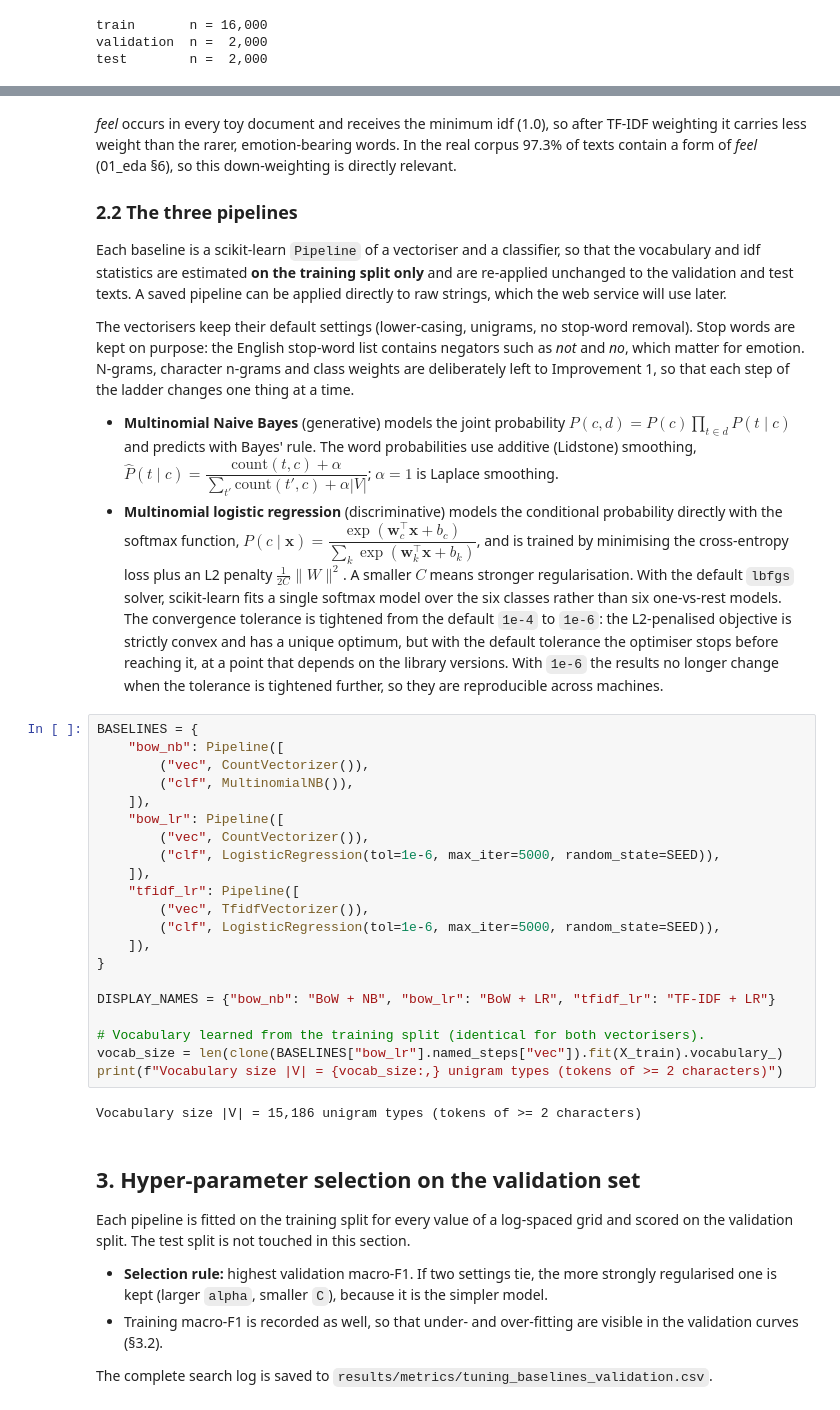
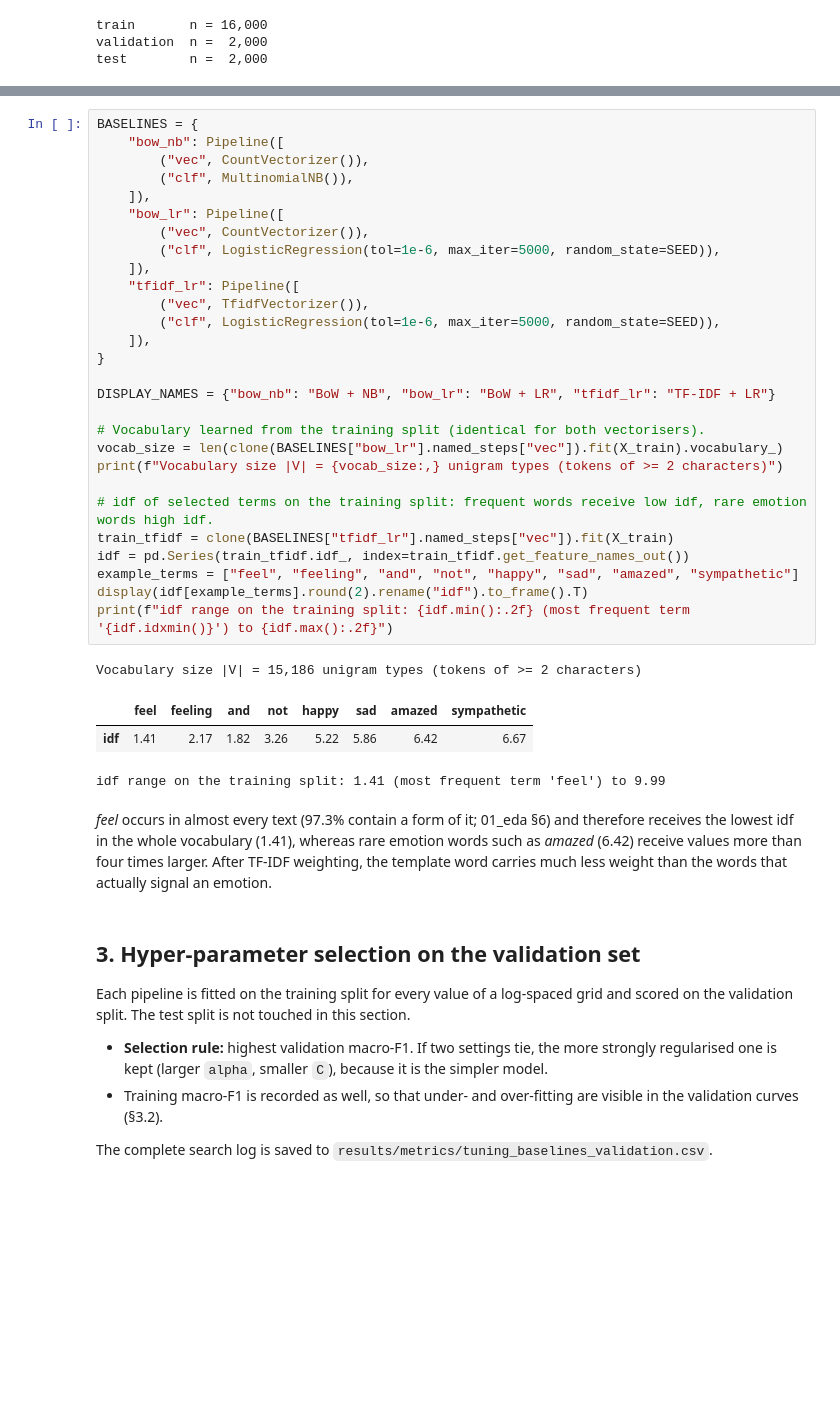
Before and after one commit to Cecile1015/emotion-mirror-cbs4702, a Jupyter notebook: notebooks/02_baselines.ipynb, the cells around one changed output, grey strips where cells are left out. Cells and saved outputs as stored; diff of their text form; blank space fills up the shorter version.

```diff
--- a/notebooks/02_baselines.ipynb
+++ b/notebooks/02_baselines.ipynb
@@ -167,37 +145,38 @@ idf per term: {'am': np.float64(1.69), 'and': np.float64(1.29), 'feel': np.float
-# %% [markdown]
-*feel* occurs in every toy document and receives the minimum idf (1.0), so after TF-IDF weighting it carries less weight than the rarer, emotion-bearing words. In the real corpus 97.3% of texts contain a form of *feel* (01_eda §6), so this down-weighting is directly relevant.
-
-### 2.2 The three pipelines
-
-Each baseline is a scikit-learn `Pipeline` of a vectoriser and a classifier, so that the vocabulary and idf statistics are estimated **on the training split only** and are re-applied unchanged to the validation and test texts. A saved pipeline can be applied directly to raw strings, which the web service will use later.
-
-The vectorisers keep their default settings (lower-casing, unigrams, no stop-word removal). Stop words are kept on purpose: the English stop-word list contains negators such as *not* and *no*, which matter for emotion. N-grams, character n-grams and class weights are deliberately left to Improvement 1, so that each step of the ladder changes one thing at a time.
-
-* **Multinomial Naive Bayes** (generative) models the joint probability $P(c, d) = P(c)\prod_{t \in d} P(t \mid c)$ and predicts with Bayes' rule. The word probabilities use additive (Lidstone) smoothing, $\hat P(t \mid c) = \dfrac{\mathrm{count}(t, c) + \alpha}{\sum_{t'} \mathrm{count}(t', c) + \alpha |V|}$; $\alpha = 1$ is Laplace smoothing.
-* **Multinomial logistic regression** (discriminative) models the conditional probability directly with the softmax function, $P(c \mid \mathbf{x}) = \dfrac{\exp(\mathbf{w}_c^\top \mathbf{x} + b_c)}{\sum_{k}\exp(\mathbf{w}_k^\top \mathbf{x} + b_k)}$, and is trained by minimising the cross-entropy loss plus an L2 penalty $\frac{1}{2C}\lVert W \rVert^2$. A smaller $C$ means stronger regularisation. With the default `lbfgs` solver, scikit-learn fits a single softmax model over the six classes rather than six one-vs-rest models. The convergence tolerance is tightened from the default `1e-4` to `1e-6`: the L2-penalised objective is strictly convex and has a unique optimum, but with the default tolerance the optimiser stops before reaching it, at a point that depends on the library versions. With `1e-6` the results no longer change when the tolerance is tightened further, so they are reproducible across machines.
 # %%
 BASELINES = {
     "bow_nb": Pipeline([
         ("vec", CountVectorizer()),
         ("clf", MultinomialNB()),
     ]),
     "bow_lr": Pipeline([
         ("vec", CountVectorizer()),
         ("clf", LogisticRegression(tol=1e-6, max_iter=5000, random_state=SEED)),
     ]),
     "tfidf_lr": Pipeline([
         ("vec", TfidfVectorizer()),
         ("clf", LogisticRegression(tol=1e-6, max_iter=5000, random_state=SEED)),
     ]),
 }
 
 DISPLAY_NAMES = {"bow_nb": "BoW + NB", "bow_lr": "BoW + LR", "tfidf_lr": "TF-IDF + LR"}
 
 # Vocabulary learned from the training split (identical for both vectorisers).
 vocab_size = len(clone(BASELINES["bow_lr"].named_steps["vec"]).fit(X_train).vocabulary_)
 print(f"Vocabulary size |V| = {vocab_size:,} unigram types (tokens of >= 2 characters)")
+
+# idf of selected terms on the training split: frequent words receive low idf, rare emotion words high idf.
+train_tfidf = clone(BASELINES["tfidf_lr"].named_steps["vec"]).fit(X_train)
+idf = pd.Series(train_tfidf.idf_, index=train_tfidf.get_feature_names_out())
+example_terms = ["feel", "feeling", "and", "not", "happy", "sad", "amazed", "sympathetic"]
+display(idf[example_terms].round(2).rename("idf").to_frame().T)
+print(f"idf range on the training split: {idf.min():.2f} (most frequent term '{idf.idxmin()}') to {idf.max():.2f}")
 # %% [output]
 Vocabulary size |V| = 15,186 unigram types (tokens of >= 2 characters)
+|  | feel | feeling | and | not | happy | sad | amazed | sympathetic |
+| idf | 1.41 | 2.17 | 1.82 | 3.26 | 5.22 | 5.86 | 6.42 | 6.67 |
+idf range on the training split: 1.41 (most frequent term 'feel') to 9.99
+# %% [markdown]
+*feel* occurs in almost every text (97.3% contain a form of it; 01_eda §6) and therefore receives the lowest idf in the whole vocabulary (1.41), whereas rare emotion words such as *amazed* (6.42) receive values more than four times larger. After TF-IDF weighting, the template word carries much less weight than the words that actually signal an emotion.
 # %% [markdown]
 ## 3. Hyper-parameter selection on the validation set
 
```
Also changed, not shown: parts of 9 cells of this notebook, 14 other files.
